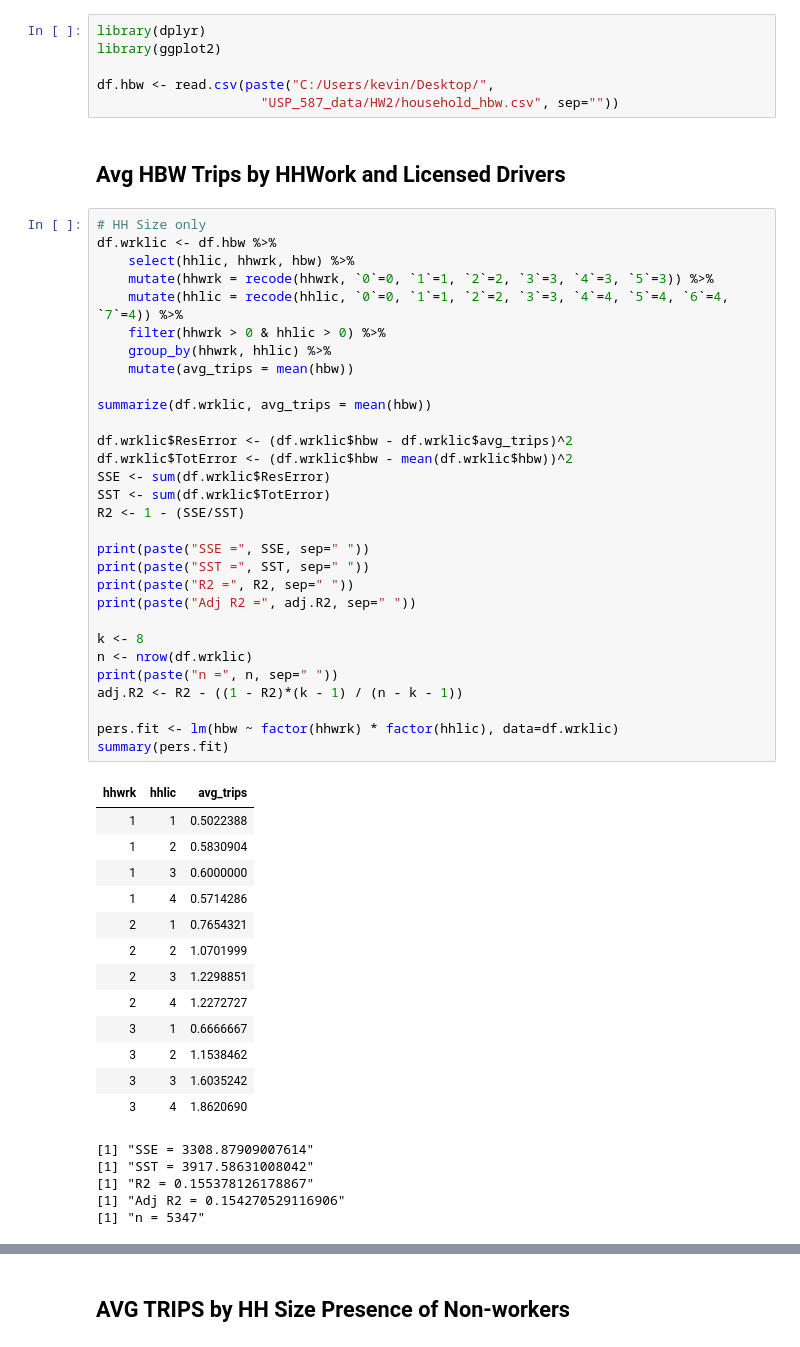
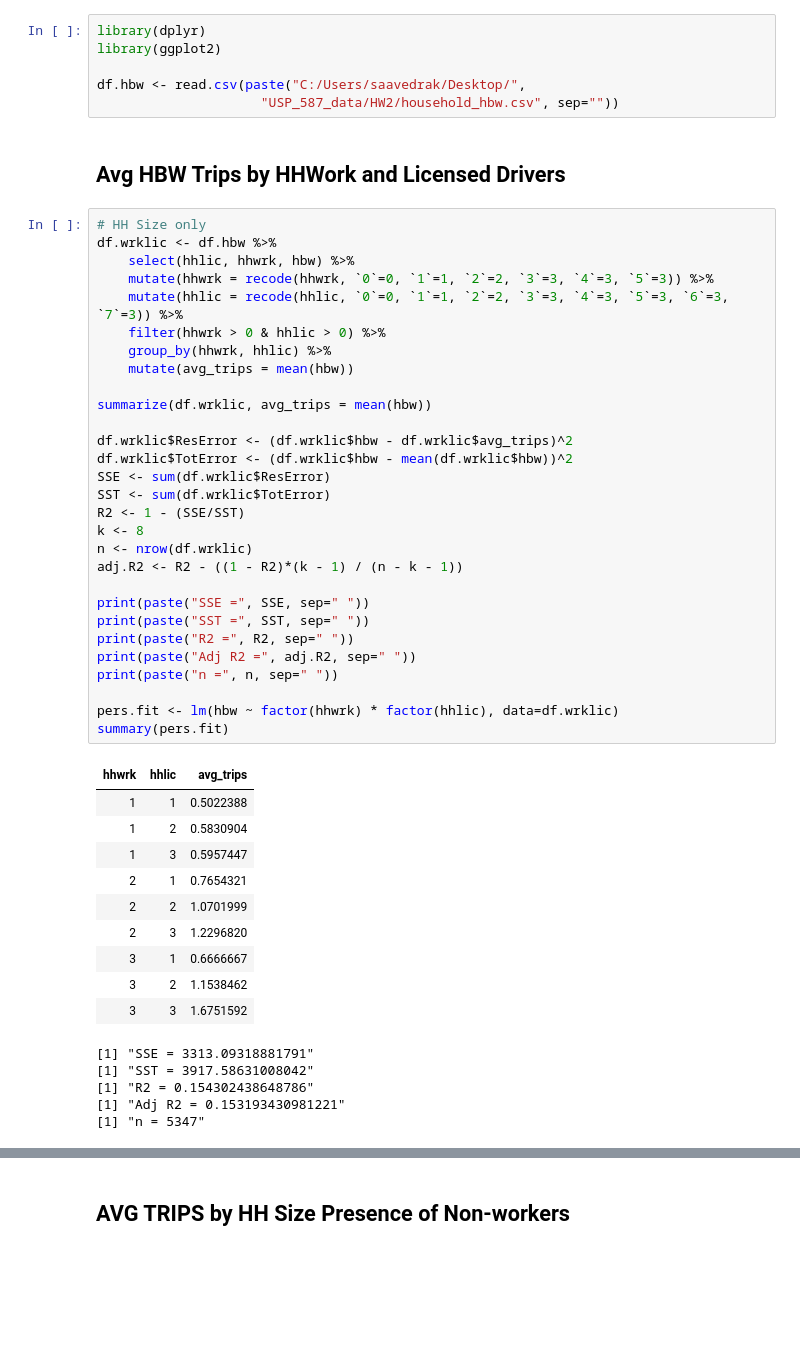
Before and after one commit to saashimi/USP_587, a Jupyter notebook: hw2-finalist-hbw.ipynb, the cells around one changed output, grey strips where cells are left out. Saved outputs shown, nothing was run; the diff lists cells and outputs as text; blank space fills up the shorter version.

```diff
--- a/hw2-finalist-hbw.ipynb
+++ b/hw2-finalist-hbw.ipynb
@@ -2,58 +5,54 @@
 library(dplyr)
 library(ggplot2)
 
-df.hbw <- read.csv(paste("C:/Users/kevin/Desktop/",
+df.hbw <- read.csv(paste("C:/Users/saavedrak/Desktop/",
                      "USP_587_data/HW2/household_hbw.csv", sep=""))
 # %% [markdown]
 ## Avg HBW Trips by HHWork and Licensed Drivers
 # %%
 # HH Size only
 df.wrklic <- df.hbw %>%
     select(hhlic, hhwrk, hbw) %>%
     mutate(hhwrk = recode(hhwrk, `0`=0, `1`=1, `2`=2, `3`=3, `4`=3, `5`=3)) %>%
-    mutate(hhlic = recode(hhlic, `0`=0, `1`=1, `2`=2, `3`=3, `4`=4, `5`=4, `6`=4, `7`=4)) %>%
+    mutate(hhlic = recode(hhlic, `0`=0, `1`=1, `2`=2, `3`=3, `4`=3, `5`=3, `6`=3, `7`=3)) %>%
     filter(hhwrk > 0 & hhlic > 0) %>%
     group_by(hhwrk, hhlic) %>%
     mutate(avg_trips = mean(hbw))
 
 summarize(df.wrklic, avg_trips = mean(hbw))
 
 df.wrklic$ResError <- (df.wrklic$hbw - df.wrklic$avg_trips)^2
 df.wrklic$TotError <- (df.wrklic$hbw - mean(df.wrklic$hbw))^2
 SSE <- sum(df.wrklic$ResError)
 SST <- sum(df.wrklic$TotError)
 R2 <- 1 - (SSE/SST)
+k <- 8
+n <- nrow(df.wrklic)
+adj.R2 <- R2 - ((1 - R2)*(k - 1) / (n - k - 1))
 
 print(paste("SSE =", SSE, sep=" "))
 print(paste("SST =", SST, sep=" "))
 print(paste("R2 =", R2, sep=" "))
 print(paste("Adj R2 =", adj.R2, sep=" "))
-
-k <- 8
-n <- nrow(df.wrklic)
 print(paste("n =", n, sep=" "))
-adj.R2 <- R2 - ((1 - R2)*(k - 1) / (n - k - 1))
 
 pers.fit <- lm(hbw ~ factor(hhwrk) * factor(hhlic), data=df.wrklic)
 summary(pers.fit)
 # %% [output]
 | hhwrk | hhlic | avg_trips |
 | 1 | 1 | 0.5022388 |
 | 1 | 2 | 0.5830904 |
-| 1 | 3 | 0.6000000 |
-| 1 | 4 | 0.5714286 |
+| 1 | 3 | 0.5957447 |
 | 2 | 1 | 0.7654321 |
 | 2 | 2 | 1.0701999 |
-| 2 | 3 | 1.2298851 |
-| 2 | 4 | 1.2272727 |
+| 2 | 3 | 1.2296820 |
 | 3 | 1 | 0.6666667 |
 | 3 | 2 | 1.1538462 |
-| 3 | 3 | 1.6035242 |
-| 3 | 4 | 1.8620690 |
+| 3 | 3 | 1.6751592 |
-[1] "SSE = 3308.87909007614"
+[1] "SSE = 3313.09318881791"
 [1] "SST = 3917.58631008042"
-[1] "R2 = 0.155378126178867"
-[1] "Adj R2 = 0.154270529116906"
+[1] "R2 = 0.154302438648786"
+[1] "Adj R2 = 0.153193430981221"
 [1] "n = 5347"
 Call:
 lm(formula = hbw ~ factor(hhwrk) * factor(hhlic), data = df.wrklic)
```
Also changed, not shown: parts of 12 cells of this notebook, 2 other files.
